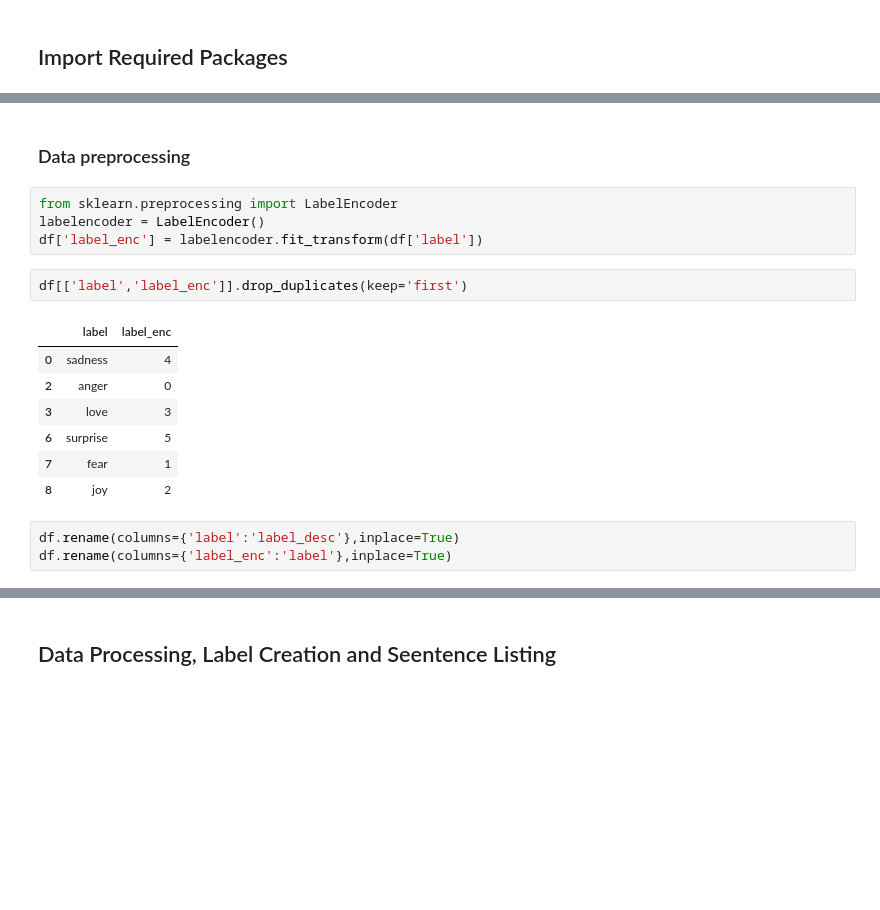
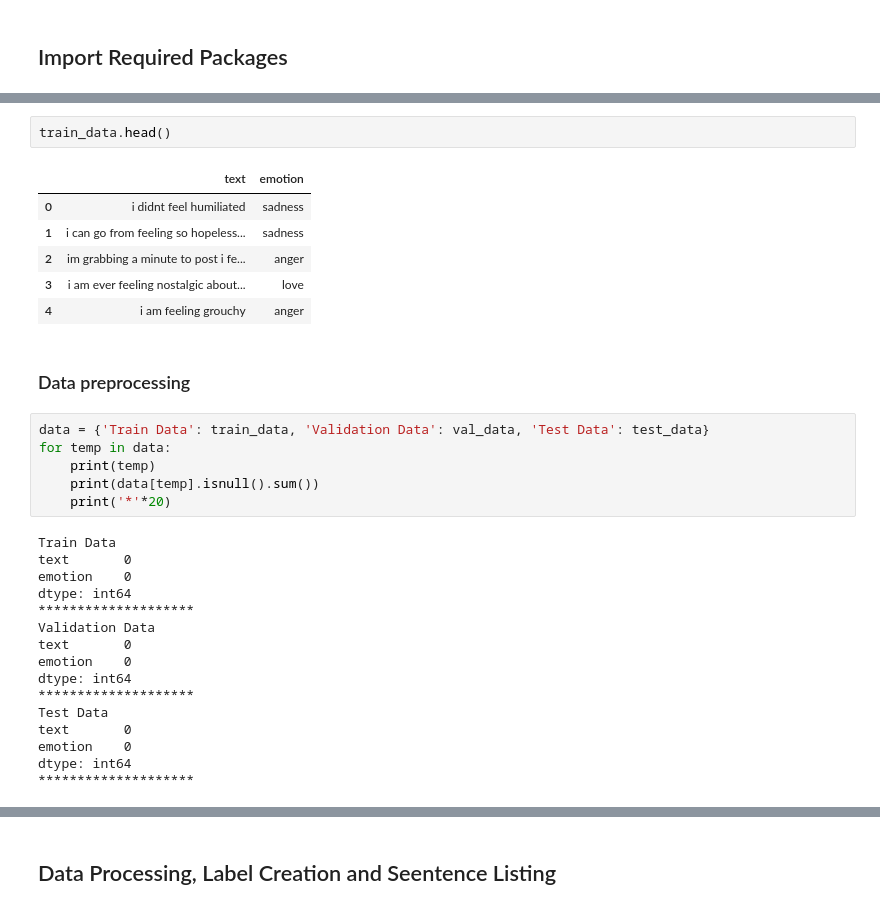
Before and after one commit to Ashleshk/Emotion-Sentiment-Classification-of-Product-Reviews-on-Twitter, a Jupyter notebook: Classify Emotions in text with BERT.ipynb, the cells around one changed output, grey strips where cells are left out. Drawn from its saved outputs; the diff is of its cells as text; blank space fills up the shorter version.

```diff
--- a/Classify Emotions in text with BERT.ipynb
+++ b/Classify Emotions in text with BERT.ipynb
@@ -84,19 +140,33 @@ print(labe)
+# %%
+train_data.head()
+# %% [output]
+|  | text | emotion |
+| 0 | i didnt feel humiliated | sadness |
+| 1 | i can go from feeling so hopeless... | sadness |
+| 2 | im grabbing a minute to post i fe... | anger |
+| 3 | i am ever feeling nostalgic about... | love |
+| 4 | i am feeling grouchy | anger |
 # %% [markdown]
 ### Data preprocessing
-# %%
-from sklearn.preprocessing import LabelEncoder
-labelencoder = LabelEncoder()
-df['label_enc'] = labelencoder.fit_transform(df['label'])
-# %%
-df[['label','label_enc']].drop_duplicates(keep='first')
-# %% [output]
-|  | label | label_enc |
-| 0 | sadness | 4 |
-| 2 | anger | 0 |
-| 3 | love | 3 |
-| 6 | surprise | 5 |
-| 7 | fear | 1 |
-| 8 | joy | 2 |
-# %%
-df.rename(columns={'label':'label_desc'},inplace=True)
-df.rename(columns={'label_enc':'label'},inplace=True)
+# %%
+data = {'Train Data': train_data, 'Validation Data': val_data, 'Test Data': test_data}
+for temp in data:
+    print(temp)
+    print(data[temp].isnull().sum())
+    print('*'*20)
+# %% [output]
+Train Data
+text       0
+emotion    0
+dtype: int64
+********************
+Validation Data
+text       0
+emotion    0
+dtype: int64
+********************
+Test Data
+text       0
+emotion    0
+dtype: int64
+********************
```
Also changed, not shown: parts of 51 cells of this notebook.
